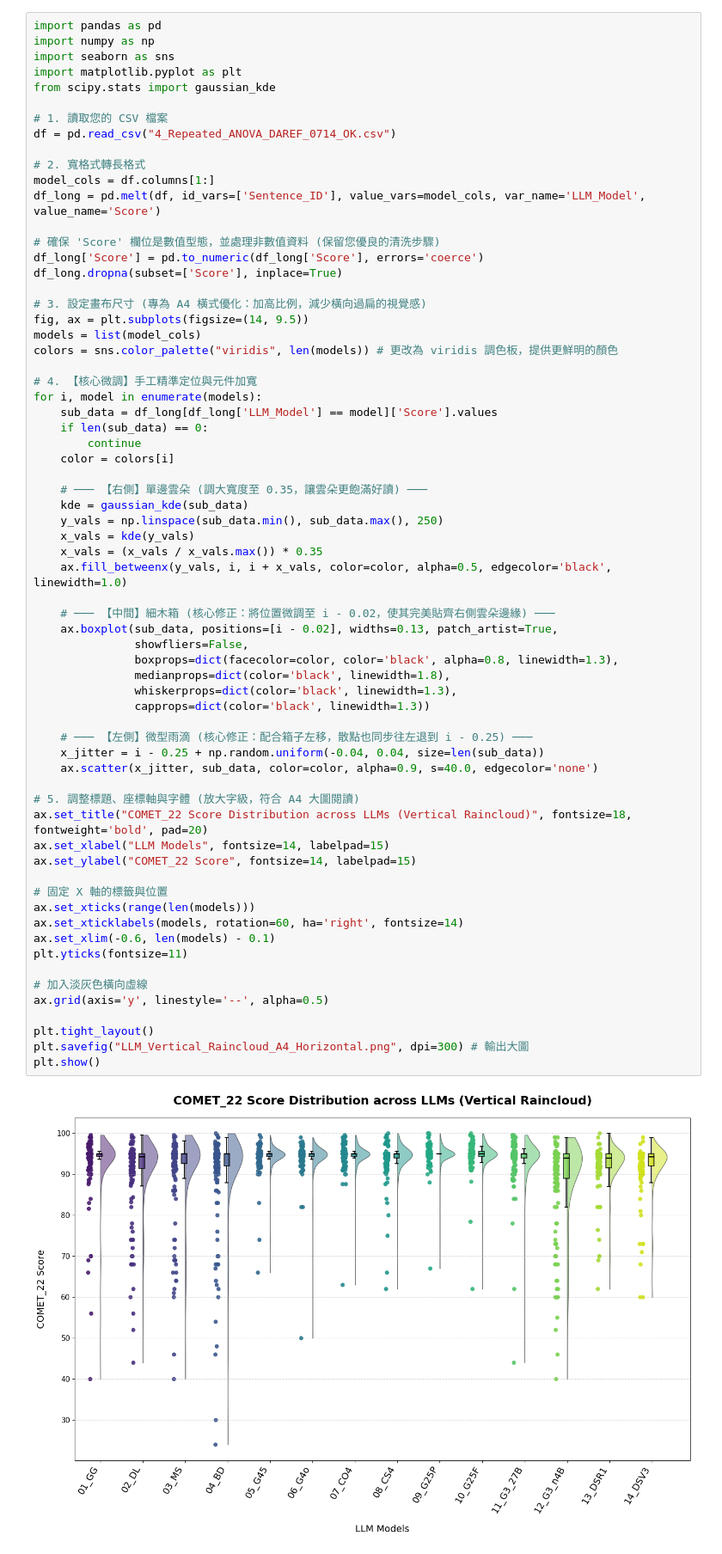
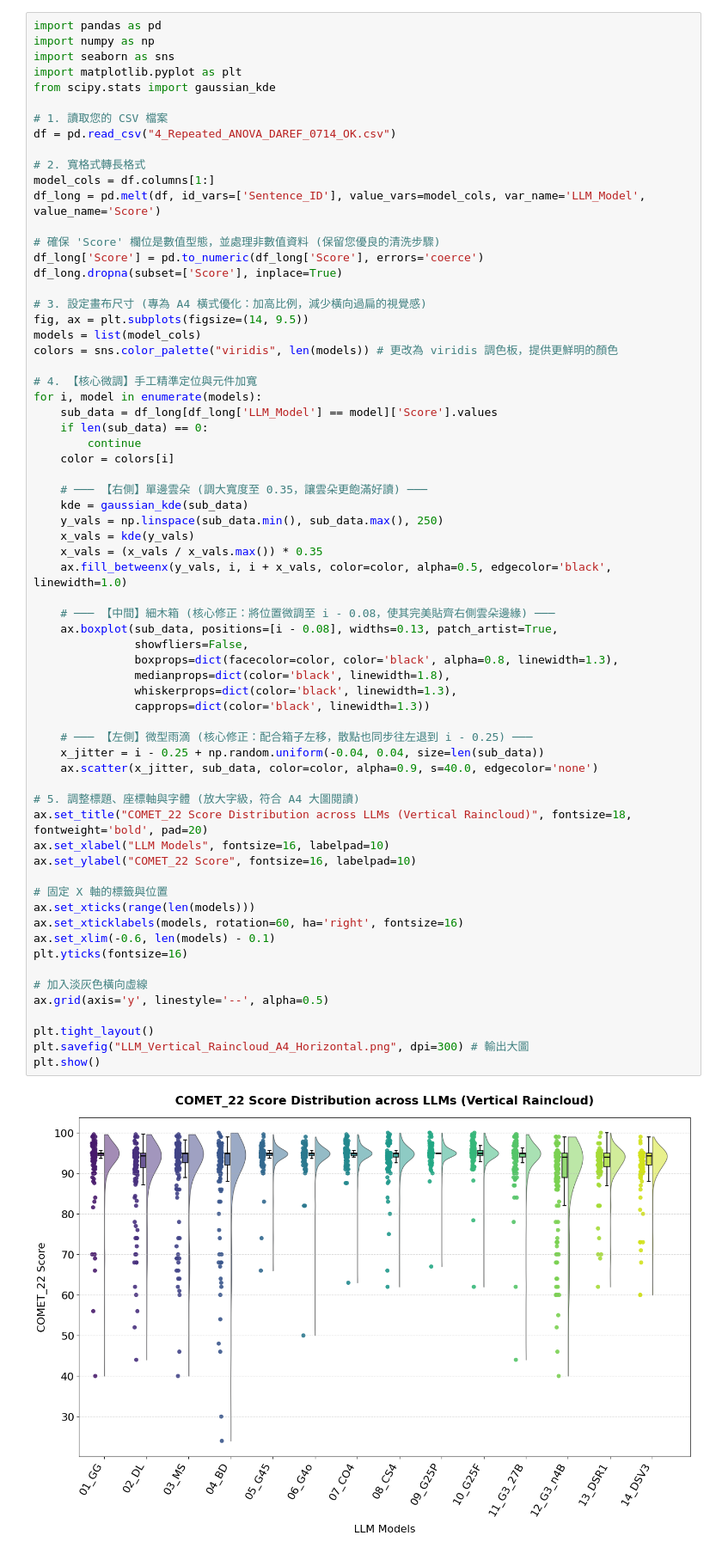
Before and after one commit to sweethusband73/llm-translation-evaluation-chart, a Jupyter notebook: figure19_gemba_da_ref_landscap.ipynb, the cells around one changed output. Shown at 86% size. Saved outputs shown, nothing was run; the diff lists cells and outputs as text.

```diff
--- a/figure19_gemba_da_ref_landscap.ipynb
+++ b/figure19_gemba_da_ref_landscap.ipynb
@@ -34,37 +34,37 @@ for i, model in enumerate(models):
     kde = gaussian_kde(sub_data)
     y_vals = np.linspace(sub_data.min(), sub_data.max(), 250)
     x_vals = kde(y_vals)
     x_vals = (x_vals / x_vals.max()) * 0.35
     ax.fill_betweenx(y_vals, i, i + x_vals, color=color, alpha=0.5, edgecolor='black', linewidth=1.0)
 
-    # ─── 【中間】細木箱 (核心修正：將位置微調至 i - 0.02，使其完美貼齊右側雲朵邊緣) ───
-    ax.boxplot(sub_data, positions=[i - 0.02], widths=0.13, patch_artist=True,
+    # ─── 【中間】細木箱 (核心修正：將位置微調至 i - 0.08，使其完美貼齊右側雲朵邊緣) ───
+    ax.boxplot(sub_data, positions=[i - 0.08], widths=0.13, patch_artist=True,
                showfliers=False,
                boxprops=dict(facecolor=color, color='black', alpha=0.8, linewidth=1.3),
                medianprops=dict(color='black', linewidth=1.8),
                whiskerprops=dict(color='black', linewidth=1.3),
                capprops=dict(color='black', linewidth=1.3))
 
     # ─── 【左側】微型雨滴 (核心修正：配合箱子左移，散點也同步往左退到 i - 0.25) ───
     x_jitter = i - 0.25 + np.random.uniform(-0.04, 0.04, size=len(sub_data))
     ax.scatter(x_jitter, sub_data, color=color, alpha=0.9, s=40.0, edgecolor='none')
 
 # 5. 調整標題、座標軸與字體 (放大字級，符合 A4 大圖閱讀)
 ax.set_title("COMET_22 Score Distribution across LLMs (Vertical Raincloud)", fontsize=18, fontweight='bold', pad=20)
-ax.set_xlabel("LLM Models", fontsize=14, labelpad=15)
-ax.set_ylabel("COMET_22 Score", fontsize=14, labelpad=15)
+ax.set_xlabel("LLM Models", fontsize=16, labelpad=10)
+ax.set_ylabel("COMET_22 Score", fontsize=16, labelpad=10)
 
 # 固定 X 軸的標籤與位置
 ax.set_xticks(range(len(models)))
-ax.set_xticklabels(models, rotation=60, ha='right', fontsize=14)
+ax.set_xticklabels(models, rotation=60, ha='right', fontsize=16)
 ax.set_xlim(-0.6, len(models) - 0.1)
-plt.yticks(fontsize=11)
+plt.yticks(fontsize=16)
 
 # 加入淡灰色橫向虛線
 ax.grid(axis='y', linestyle='--', alpha=0.5)
 
 plt.tight_layout()
 plt.savefig("LLM_Vertical_Raincloud_A4_Horizontal.png", dpi=300) # 輸出大圖
 plt.show()
 # %% [output]
-[figure, old version]
+[figure, new version]
```
